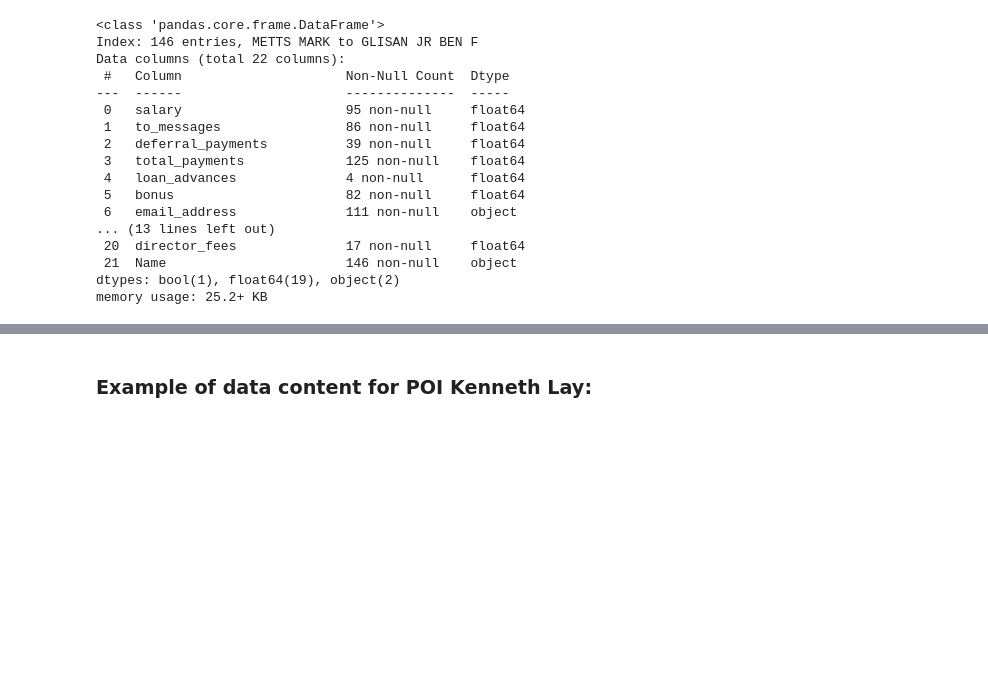
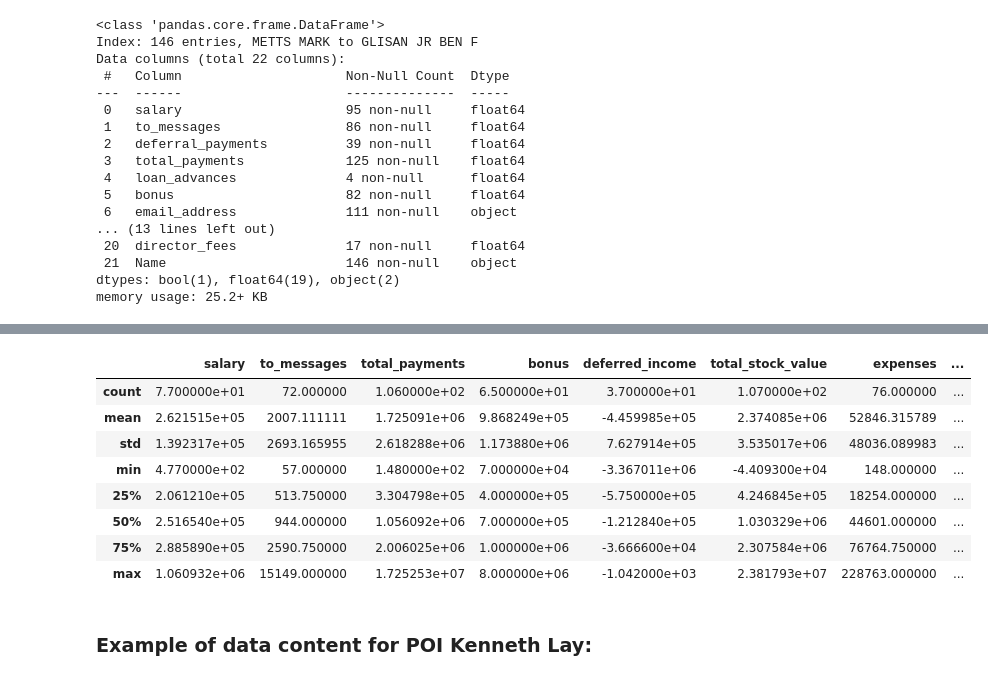
Before and after one commit to tandaniel/tandaniel, a Jupyter notebook: main/main.ipynb, the cells around one changed output, grey strips where cells are left out. Drawn from its saved outputs; the diff is of its cells as text; code cells hidden in the pictures; blank space fills up the shorter version.

```diff
--- a/main/main.ipynb
+++ b/main/main.ipynb
@@ -144,3 +173,15 @@ memory usage: 25.2+ KB
+# %%
+(enron_df.loc[enron_df['poi'] == False]).describe()
+# %% [output]
+|  | salary | to_messages | total_payments | bonus | deferred_income | total_stock_value | expenses | ... |
+| count | 7.700000e+01 | 72.000000 | 1.060000e+02 | 6.500000e+01 | 3.700000e+01 | 1.070000e+02 | 76.000000 | ... |
+| mean | 2.621515e+05 | 2007.111111 | 1.725091e+06 | 9.868249e+05 | -4.459985e+05 | 2.374085e+06 | 52846.315789 | ... |
+| std | 1.392317e+05 | 2693.165955 | 2.618288e+06 | 1.173880e+06 | 7.627914e+05 | 3.535017e+06 | 48036.089983 | ... |
+| min | 4.770000e+02 | 57.000000 | 1.480000e+02 | 7.000000e+04 | -3.367011e+06 | -4.409300e+04 | 148.000000 | ... |
+| 25% | 2.061210e+05 | 513.750000 | 3.304798e+05 | 4.000000e+05 | -5.750000e+05 | 4.246845e+05 | 18254.000000 | ... |
+| 50% | 2.516540e+05 | 944.000000 | 1.056092e+06 | 7.000000e+05 | -1.212840e+05 | 1.030329e+06 | 44601.000000 | ... |
+| 75% | 2.885890e+05 | 2590.750000 | 2.006025e+06 | 1.000000e+06 | -3.666600e+04 | 2.307584e+06 | 76764.750000 | ... |
+| max | 1.060932e+06 | 15149.000000 | 1.725253e+07 | 8.000000e+06 | -1.042000e+03 | 2.381793e+07 | 228763.000000 | ... |
 # %% [markdown]
 <h3>Example of data content for POI Kenneth Lay:</h3>
 # %%
```
Also changed, not shown: parts of 3 cells of this notebook.
